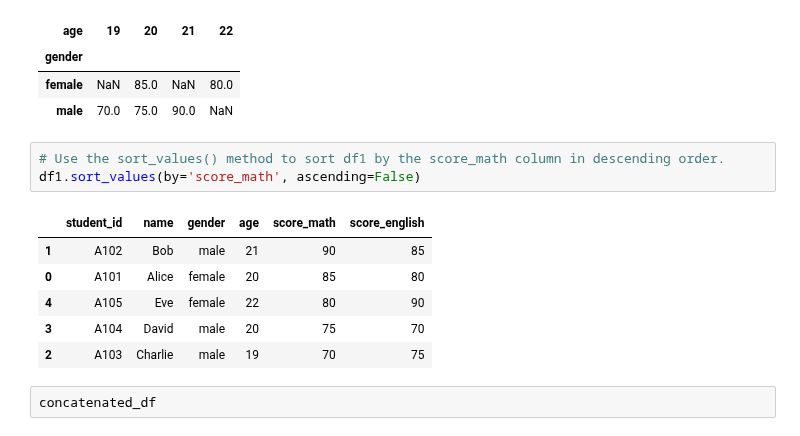
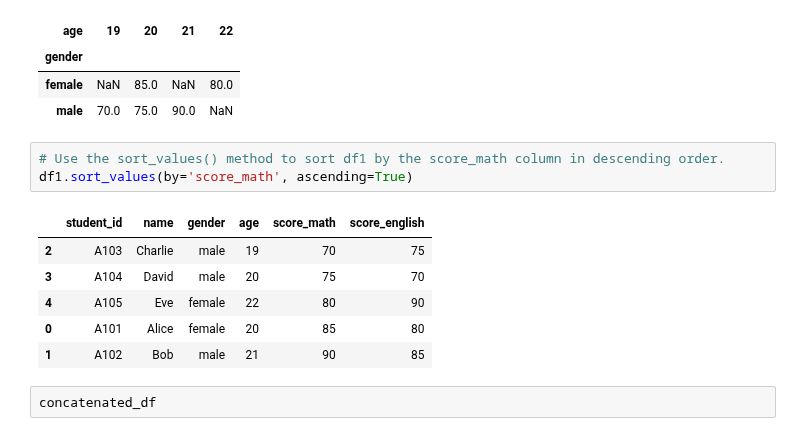
Before and after one commit to qlinhta/my-notes, a Jupyter notebook: teaching/PandasLab03.ipynb, the cells around one changed output. Drawn from its saved outputs; the diff is of its cells as text.

```diff
--- a/teaching/PandasLab03.ipynb
+++ b/teaching/PandasLab03.ipynb
@@ -171,14 +182,14 @@ pivot_table
 | male | 70.0 | 75.0 | 90.0 | NaN |
 # %%
 # Use the sort_values() method to sort df1 by the score_math column in descending order.
-df1.sort_values(by='score_math', ascending=False)
+df1.sort_values(by='score_math', ascending=True)
 # %% [output]
 |  | student_id | name | gender | age | score_math | score_english |
+| 2 | A103 | Charlie | male | 19 | 70 | 75 |
+| 3 | A104 | David | male | 20 | 75 | 70 |
+| 4 | A105 | Eve | female | 22 | 80 | 90 |
+| 0 | A101 | Alice | female | 20 | 85 | 80 |
 | 1 | A102 | Bob | male | 21 | 90 | 85 |
-| 0 | A101 | Alice | female | 20 | 85 | 80 |
-| 4 | A105 | Eve | female | 22 | 80 | 90 |
-| 3 | A104 | David | male | 20 | 75 | 70 |
-| 2 | A103 | Charlie | male | 19 | 70 | 75 |
 # %%
 concatenated_df
 # %% [output]
```
Also changed, not shown: parts of 7 cells of this notebook, 3 other files.
